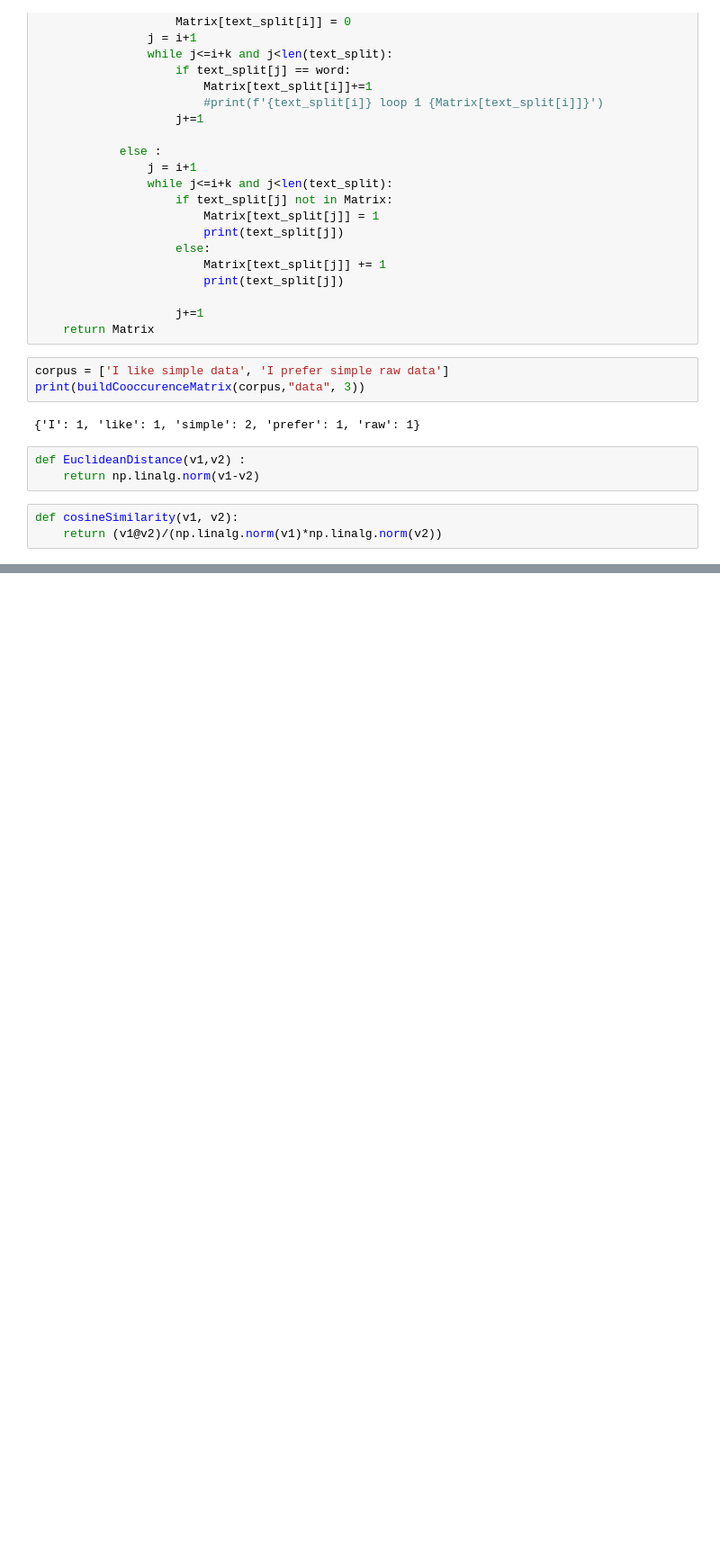
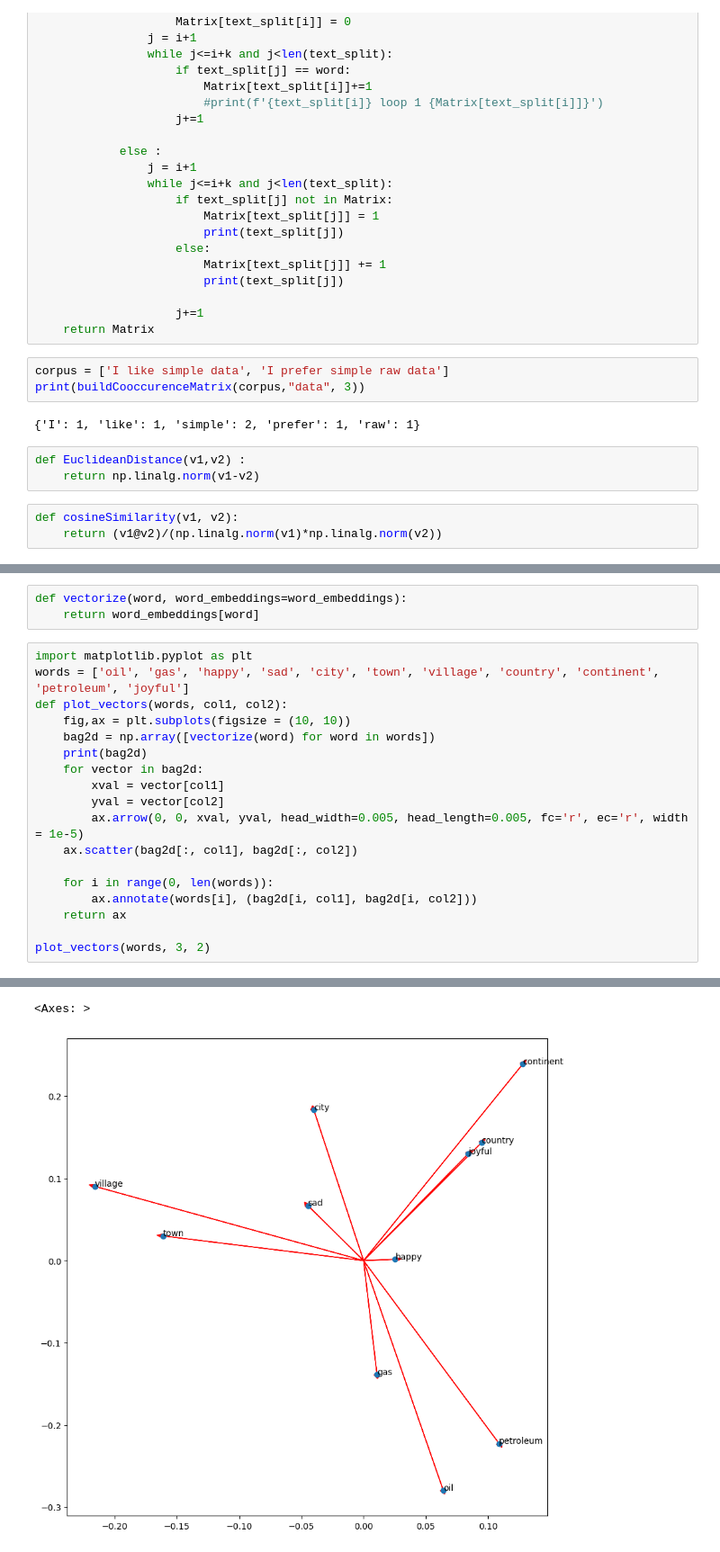
Before and after one commit to AdithyaShanker99/NLP, a Jupyter notebook: SentAnalysisVectorSpaceModel.ipynb, the cells around one changed output, grey strips where cells are left out. Shown: that part at 90% size. Drawn from its saved outputs; the diff is of its cells as text; blank space fills up the shorter version.

Commit message:
Distance Vectors

```diff
--- a/SentAnalysisVectorSpaceModel.ipynb
+++ b/SentAnalysisVectorSpaceModel.ipynb
@@ -116,0 +117,22 @@ FileNotFoundError: [Errno 2] No such file or directory: './data/word_embeddings_
+# %%
+def vectorize(word, word_embeddings=word_embeddings):
+    return word_embeddings[word]
+# %%
+import matplotlib.pyplot as plt
+words = ['oil', 'gas', 'happy', 'sad', 'city', 'town', 'village', 'country', 'continent', 'petroleum', 'joyful']
+def plot_vectors(words, col1, col2):
+    fig,ax = plt.subplots(figsize = (10, 10))
+    bag2d = np.array([vectorize(word) for word in words])
+    print(bag2d)
+    for vector in bag2d:
+        xval = vector[col1]
+        yval = vector[col2]
+        ax.arrow(0, 0, xval, yval, head_width=0.005, head_length=0.005, fc='r', ec='r', width = 1e-5)
+    ax.scatter(bag2d[:, col1], bag2d[:, col2])
+
+    for i in range(0, len(words)):
+        ax.annotate(words[i], (bag2d[i, col1], bag2d[i, col2]))
+    return ax
+
+plot_vectors(words, 3, 2)
+# %% [output]
@@ -116,0 +152,2 @@ FileNotFoundError: [Errno 2] No such file or directory: './data/word_embeddings_
+<Axes: >
+[figure, added]
```
Also changed, not shown: parts of 7 cells of this notebook.
